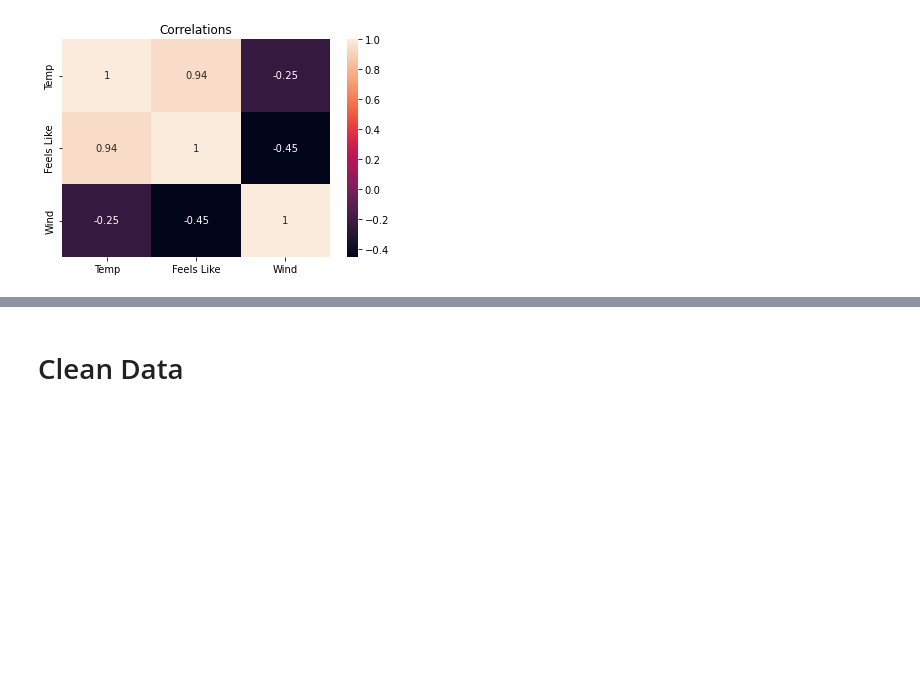
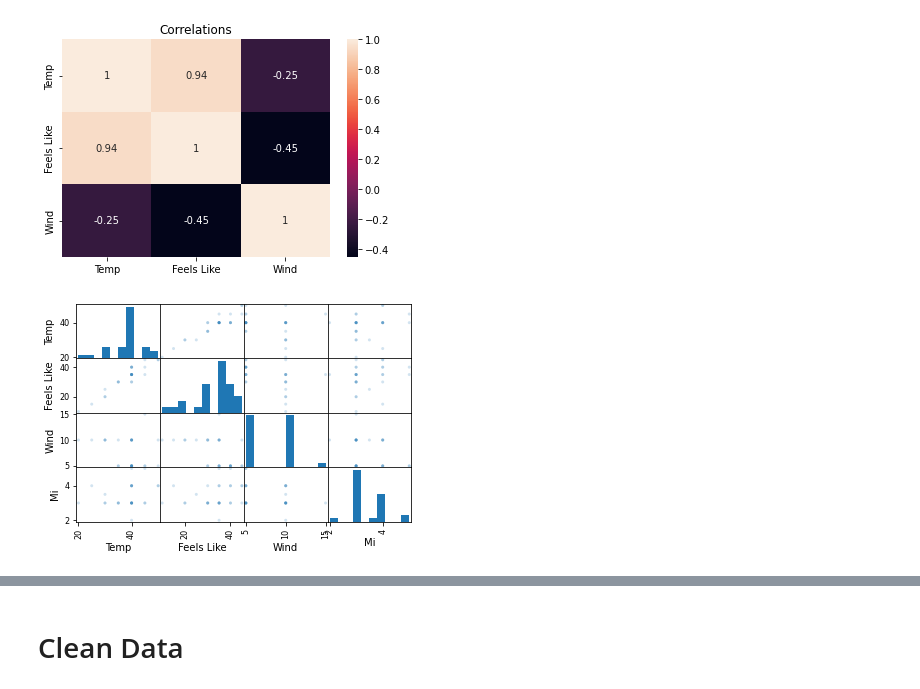
Before and after one commit to maggiewolff/running_clothes_recommender, a Jupyter notebook: Running Clothes Recommender.ipynb, the cells around one changed output, grey strips where cells are left out. Drawn from its saved outputs; the diff is of its cells as text; code cells hidden in the pictures; blank space fills up the shorter version.

```diff
--- a/Running Clothes Recommender.ipynb
+++ b/Running Clothes Recommender.ipynb
@@ -123,3 +120,7 @@ sns.heatmap(df_corr.corr(), annot=True);
 plt.title("Correlations");
 # %% [output]
 [figure]
+# %%
+pd.plotting.scatter_matrix(df, alpha=0.2);
+# %% [output]
+[figure, added]
```
Also changed, not shown: parts of 12 cells of this notebook.
